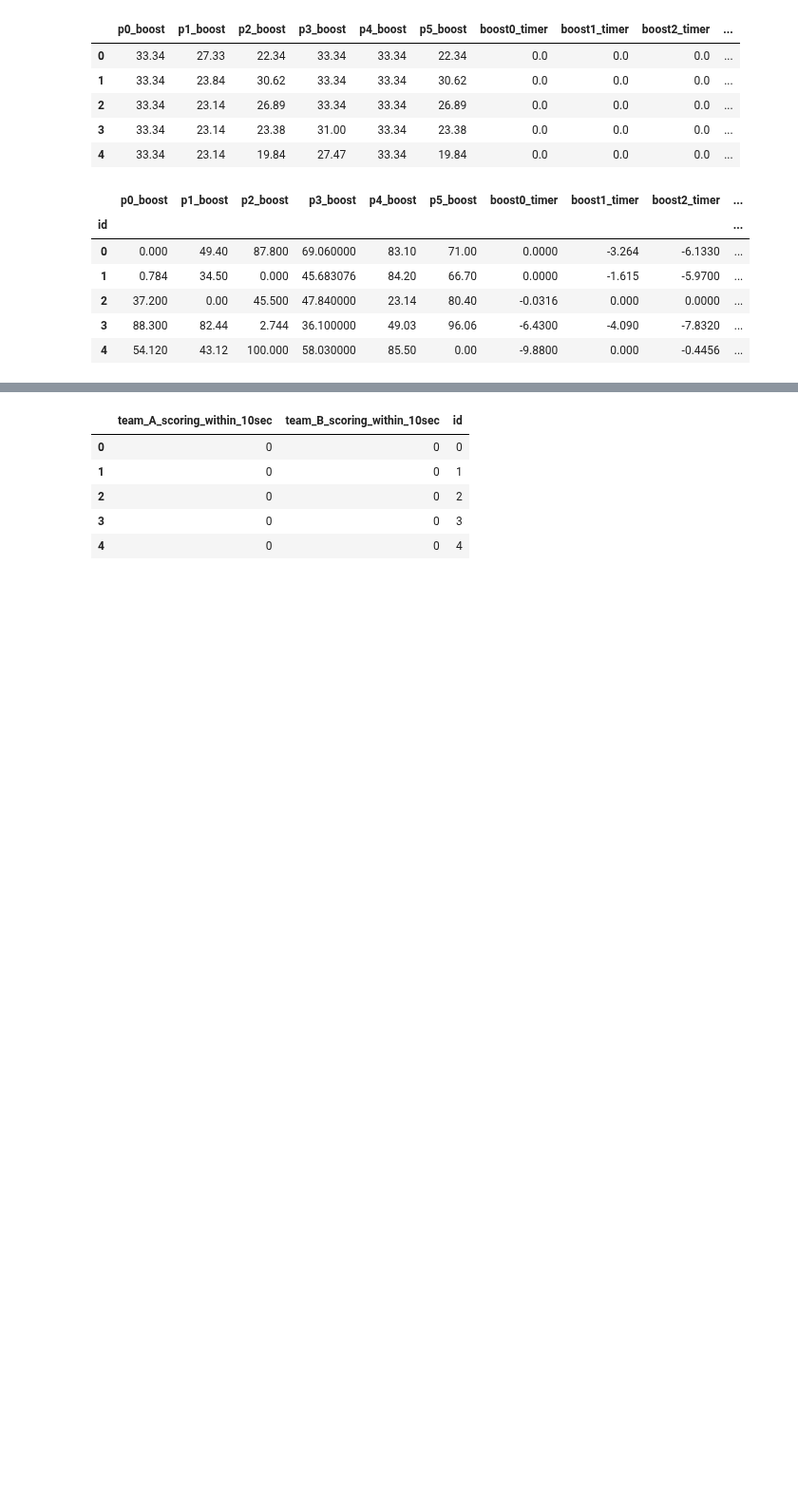
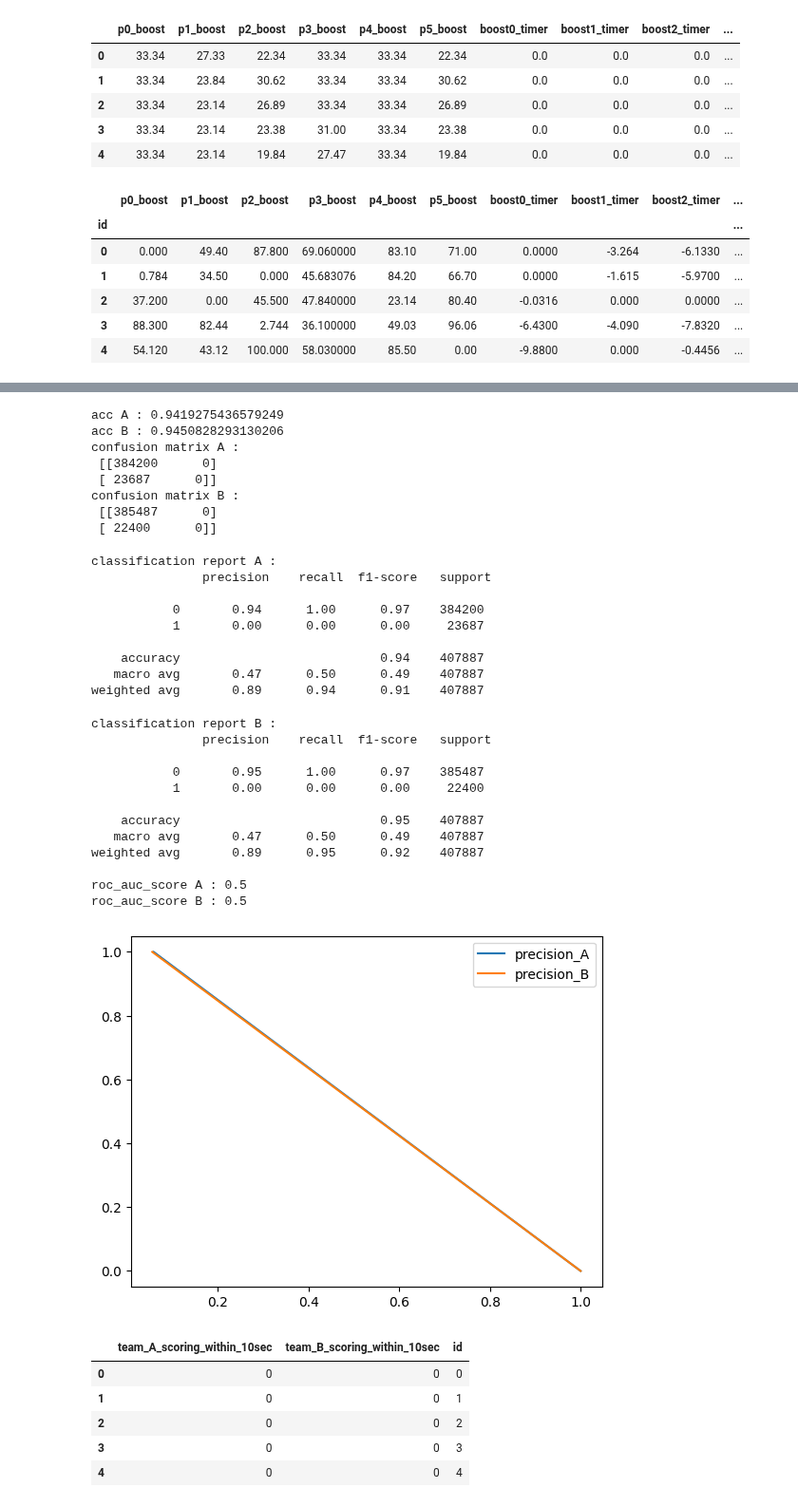
Before and after one commit to renaudjmathieu/Kaggle, a Jupyter notebook: Tabular Playground Series - Oct 2022/notebook.ipynb, the cells around one changed output, grey strips where cells are left out. Shown at 95% size. Drawn from its saved outputs; the diff is of its cells as text; code cells hidden in the pictures; blank space fills up the shorter version.

```diff
--- a/Tabular Playground Series - Oct 2022/notebook.ipynb
+++ b/Tabular Playground Series - Oct 2022/notebook.ipynb
@@ -124,3 +101,82 @@ confusion matrix B :
+# %%
+#make predictions on validation set
+y_pred_A = lr_A.predict(X_test)
+y_pred_B = lr_B.predict(X_test)
+
+#calculate accuracy
+from sklearn.metrics import accuracy_score
+print ('acc A :', accuracy_score(y_test['team_A_scoring_within_10sec'], y_pred_A))
+print ('acc B :', accuracy_score(y_test['team_B_scoring_within_10sec'], y_pred_B))
+
+#print confusion matrix
+from sklearn.metrics import confusion_matrix
+print('confusion matrix A :\n', confusion_matrix(y_test['team_A_scoring_within_10sec'], y_pred_A))
+print('confusion matrix B :\n', confusion_matrix(y_test['team_B_scoring_within_10sec'], y_pred_B))
+
+#get tp, tn, fp, fn
+tp_A = confusion_matrix(y_test['team_A_scoring_within_10sec'], y_pred_A)[1,1]
+tn_A = confusion_matrix(y_test['team_A_scoring_within_10sec'], y_pred_A)[0,0]
+fp_A = confusion_matrix(y_test['team_A_scoring_within_10sec'], y_pred_A)[0,1]
+fn_A = confusion_matrix(y_test['team_A_scoring_within_10sec'], y_pred_A)[1,0]
+
+tp_B = confusion_matrix(y_test['team_B_scoring_within_10sec'], y_pred_B)[1,1]
+tn_B = confusion_matrix(y_test['team_B_scoring_within_10sec'], y_pred_B)[0,0]
+fp_B = confusion_matrix(y_test['team_B_scoring_within_10sec'], y_pred_B)[0,1]
+fn_B = confusion_matrix(y_test['team_B_scoring_within_10sec'], y_pred_B)[1,0]
+
+#calculate precision, recall, f1-score
+from sklearn.metrics import classification_report
+print('classification report A :\n', classification_report(y_test['team_A_scoring_within_10sec'], y_pred_A))
+print('classification report B :\n', classification_report(y_test['team_B_scoring_within_10sec'], y_pred_B))
+
+#calculate roc_auc_score
+from sklearn.metrics import roc_auc_score
+print('roc_auc_score A :', roc_auc_score(y_test['team_A_scoring_within_10sec'], y_pred_A))
+print('roc_auc_score B :', roc_auc_score(y_test['team_B_scoring_within_10sec'], y_pred_B))
+
+#calculate precision_recall_curve
+from sklearn.metrics import precision_recall_curve
+import matplotlib.pyplot as plt
+%matplotlib inline
+
+precision_A, recall_A, thresholds_A = precision_recall_curve(y_test['team_A_scoring_within_10sec'], y_pred_A)
+precision_B, recall_B, thresholds_B = precision_recall_curve(y_test['team_B_scoring_within_10sec'], y_pred_B)
+
+plt.plot(precision_A, recall_A, label='precision_A')
+plt.plot(precision_B, recall_B, label='precision_B')
+plt.legend()
+plt.show()
+# %% [output]
+acc A : 0.9419275436579249
+acc B : 0.9450828293130206
+confusion matrix A :
+ [[384200      0]
+ [ 23687      0]]
+confusion matrix B :
+ [[385487      0]
+ [ 22400      0]]
+classification report A :
+               precision    recall  f1-score   support
+
+           0       0.94      1.00      0.97    384200
+           1       0.00      0.00      0.00     23687
+
+    accuracy                           0.94    407887
+   macro avg       0.47      0.50      0.49    407887
+weighted avg       0.89      0.94      0.91    407887
+classification report B :
+               precision    recall  f1-score   support
+
+           0       0.95      1.00      0.97    385487
+           1       0.00      0.00      0.00     22400
+
+    accuracy                           0.95    407887
+   macro avg       0.47      0.50      0.49    407887
+weighted avg       0.89      0.95      0.92    407887
+
+roc_auc_score A : 0.5
+roc_auc_score B : 0.5
+[figure, added]
 # %%
 #make predictions on unseen data
 team_A_scoring_within_10sec = lr_A.predict(unseen)
```
Also changed, not shown: parts of 1 cell of this notebook.
